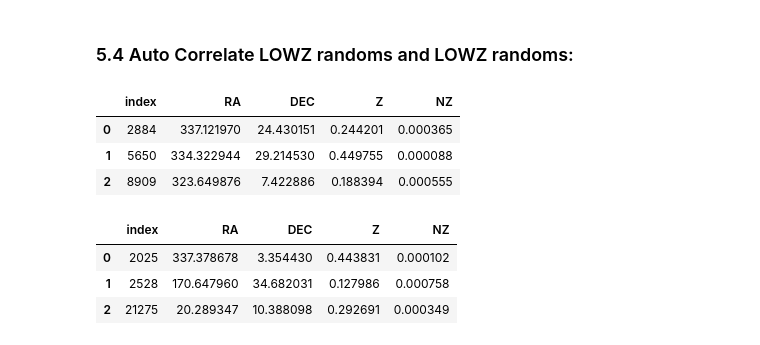
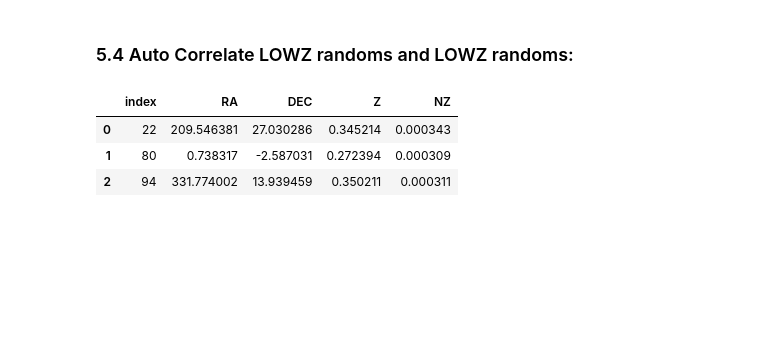
Before and after one commit to MTabbutt/Cosmology, a Jupyter notebook: SNe CrossCorrelations/PanSTARRS and CMASS _ Correlations.ipynb, the cells around one changed output. Cells and saved outputs as stored; diff of their text form; code cells hidden in the pictures; blank space fills up the shorter version.

```diff
--- a/SNe CrossCorrelations/PanSTARRS and CMASS _ Correlations.ipynb
+++ b/SNe CrossCorrelations/PanSTARRS and CMASS _ Correlations.ipynb
@@ -894,15 +884,15 @@ NOTES.write("\n \n")
 NOTES.close()
 # %%
 connLOWZRands = sqlite3.connect(DATA_PATH + 'LOWZ_rands.db')
-randSampleQry = "SELECT * FROM LOWZ_South_rands WHERE `index` IN (SELECT `index` FROM LOWZ_South_rands ORDER BY RANDOM() LIMIT 500) UNION SELECT * FROM LOWZ_North_rands WHERE `index` IN (SELECT `index` FROM LOWZ_North_rands ORDER BY RANDOM() LIMIT 500)"
+randSampleQry = "SELECT * FROM LOWZ_South_rands WHERE `index` IN (SELECT `index` FROM LOWZ_South_rands ORDER BY RANDOM() LIMIT 50000) UNION SELECT * FROM LOWZ_North_rands WHERE `index` IN (SELECT `index` FROM LOWZ_North_rands ORDER BY RANDOM() LIMIT 50000)"
 LOWZ_DF_rands_Sample1 = pd.read_sql(randSampleQry, con=connLOWZRands)
 LOWZ_DF_rands_Sample1.to_json(DATA_PATH + "LOWZ_DF_rands")
 LOWZ_DF_rands_Sample1.head(3)
 # %% [output]
 |  | index | RA | DEC | Z | NZ |
-| 0 | 2884 | 337.121970 | 24.430151 | 0.244201 | 0.000365 |
-| 1 | 5650 | 334.322944 | 29.214530 | 0.449755 | 0.000088 |
-| 2 | 8909 | 323.649876 | 7.422886 | 0.188394 | 0.000555 |
+| 0 | 22 | 209.546381 | 27.030286 | 0.345214 | 0.000343 |
+| 1 | 80 | 0.738317 | -2.587031 | 0.272394 | 0.000309 |
+| 2 | 94 | 331.774002 | 13.939459 | 0.350211 | 0.000311 |
 # %%
 NOTES = open(NOTES_PATH, "a")
 NOTES.write("LOWZ_DF_rands_Sample1 Database objects: " + str(len(LOWZ_DF_rands_Sample1)))
@@ -911,15 +901,10 @@ NOTES.close()
 connCMASSRands.close()
 # %%
 connLOWZRands = sqlite3.connect(DATA_PATH + 'LOWZ_rands.db')
-randSampleQry = "SELECT * FROM LOWZ_South_rands WHERE `index` IN (SELECT `index` FROM LOWZ_South_rands ORDER BY RANDOM() LIMIT 500) UNION SELECT * FROM LOWZ_North_rands WHERE `index` IN (SELECT `index` FROM LOWZ_North_rands ORDER BY RANDOM() LIMIT 500)"
+randSampleQry = "SELECT * FROM LOWZ_South_rands WHERE `index` IN (SELECT `index` FROM LOWZ_South_rands ORDER BY RANDOM() LIMIT 50000) UNION SELECT * FROM LOWZ_North_rands WHERE `index` IN (SELECT `index` FROM LOWZ_North_rands ORDER BY RANDOM() LIMIT 50000)"
 LOWZ_DF_rands_Sample2 = pd.read_sql(randSampleQry, con=connLOWZRands)
 LOWZ_DF_rands.to_json(DATA_PATH + "LOWZ_DF_rands_Sample2")
 LOWZ_DF_rands_Sample2.head(3)
-# %% [output]
-|  | index | RA | DEC | Z | NZ |
-| 0 | 2025 | 337.378678 | 3.354430 | 0.443831 | 0.000102 |
-| 1 | 2528 | 170.647960 | 34.682031 | 0.127986 | 0.000758 |
-| 2 | 21275 | 20.289347 | 10.388098 | 0.292691 | 0.000349 |
 # %%
 NOTES = open(NOTES_PATH, "a")
 NOTES.write("LOWZ_DF_rands_Sample2 Database objects: " + str(len(LOWZ_DF_rands_Sample2)))
```
Also changed, not shown: parts of 26 cells of this notebook, 39 other files.
